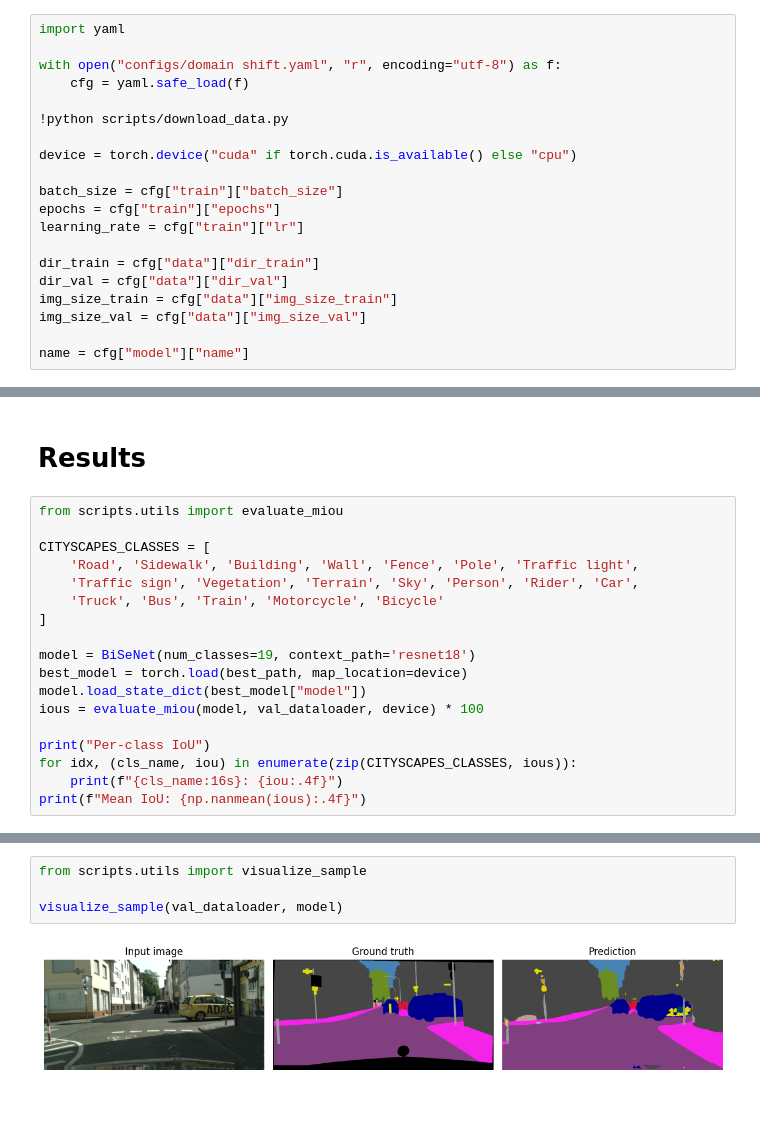
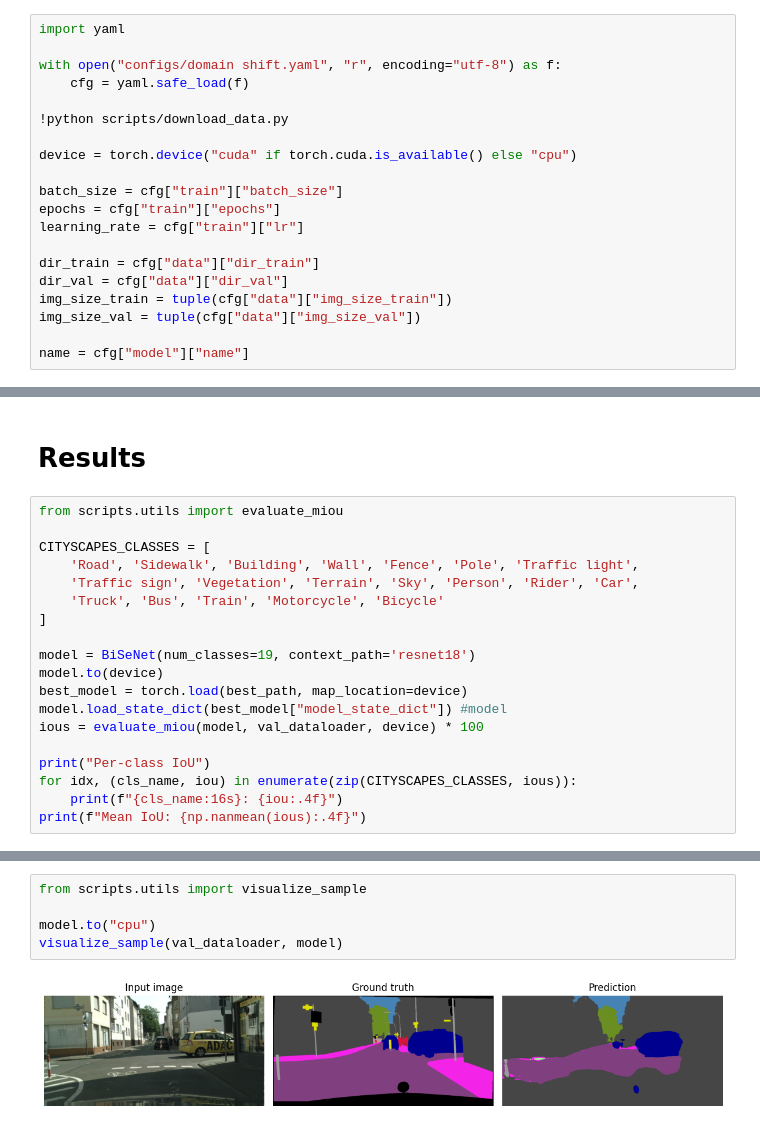
Before and after one commit to annanasnas/semantic_segmentation-25, a Jupyter notebook: DomainShift.ipynb, the cells around one changed output, grey strips where cells are left out. Cells and saved outputs as stored; diff of their text form.

```diff
--- a/DomainShift.ipynb
+++ b/DomainShift.ipynb
@@ -48,8 +44,8 @@ learning_rate = cfg["train"]["lr"]
 
 dir_train = cfg["data"]["dir_train"]
 dir_val = cfg["data"]["dir_val"]
-img_size_train = cfg["data"]["img_size_train"]
-img_size_val = cfg["data"]["img_size_val"]
+img_size_train = tuple(cfg["data"]["img_size_train"])
+img_size_val = tuple(cfg["data"]["img_size_val"])
 
 name = cfg["model"]["name"]
 # %% [markdown]
@@ -149,8 +145,9 @@ CITYSCAPES_CLASSES = [
 ]
 
 model = BiSeNet(num_classes=19, context_path='resnet18')
+model.to(device)
 best_model = torch.load(best_path, map_location=device)
-model.load_state_dict(best_model["model"])
+model.load_state_dict(best_model["model_state_dict"]) #model
 ious = evaluate_miou(model, val_dataloader, device) * 100
 
 print("Per-class IoU")
@@ -170,6 +181,7 @@ plot_log(log_csv)
 # %%
 from scripts.utils import visualize_sample
 
+model.to("cpu")
 visualize_sample(val_dataloader, model)
 # %% [output]
-[figure, old version]
+[figure, new version]
```
Also changed, not shown: parts of 4 cells of this notebook, 1 other file.
